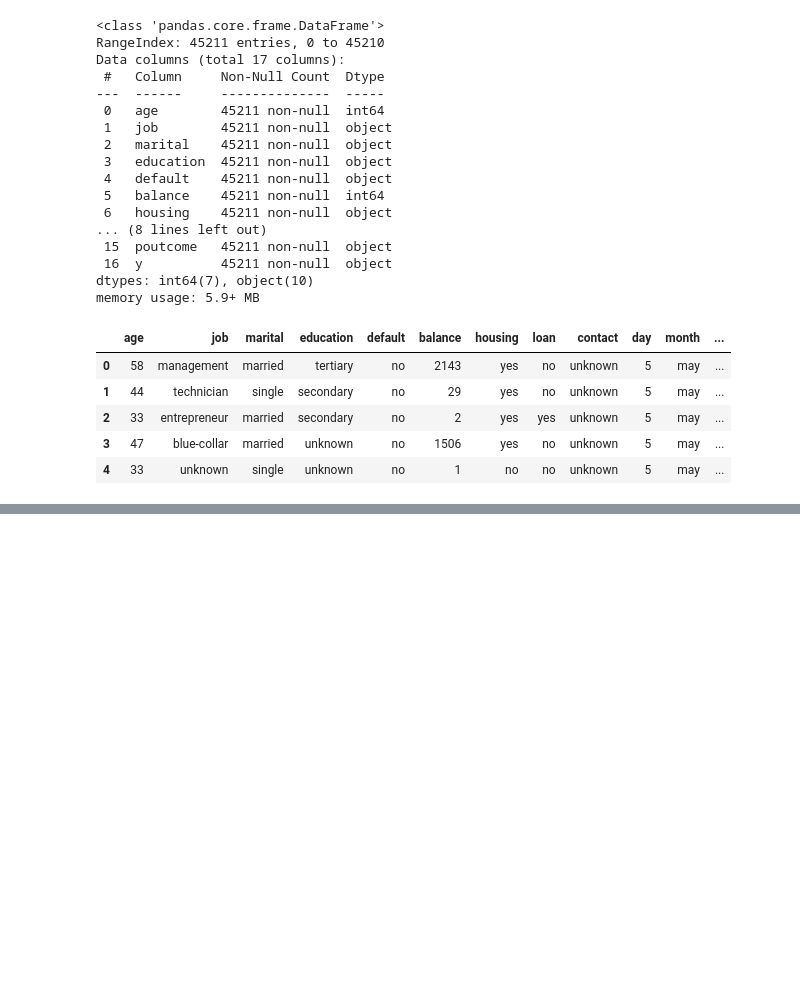
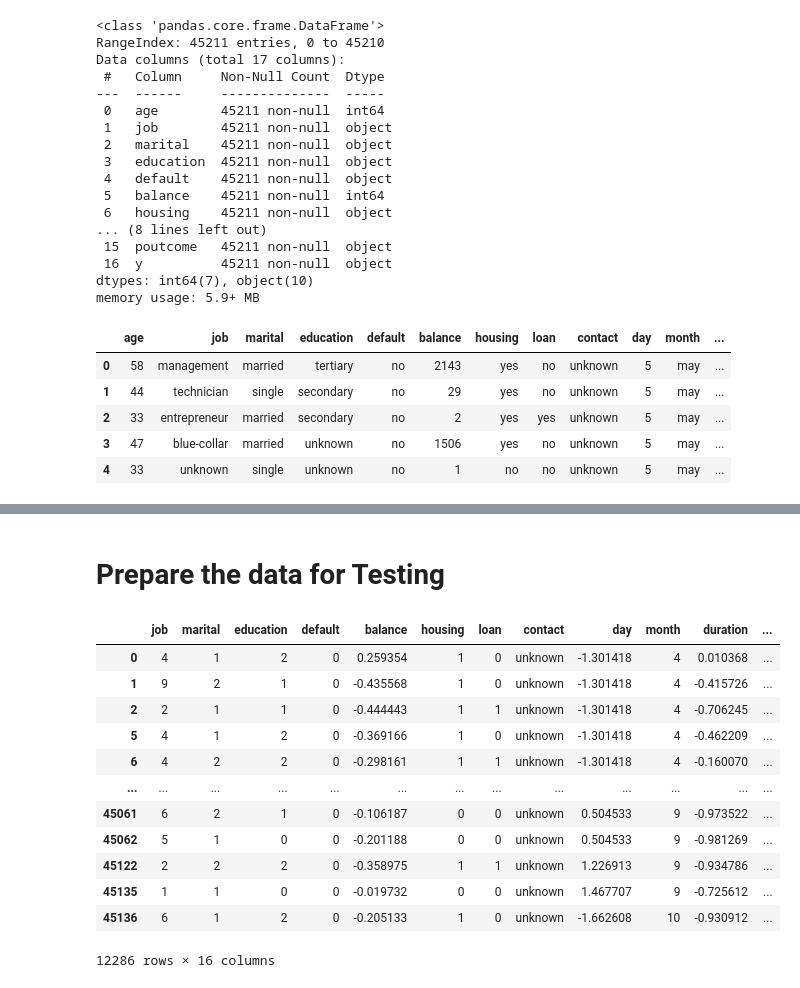
Before and after one commit to rbroyles1/Capstone-2-Bank-Marketing, a Jupyter notebook: Capstone 2 - Data cleaning.ipynb, the cells around one changed output, grey strips where cells are left out. Drawn from its saved outputs; the diff is of its cells as text; code cells hidden in the pictures; blank space fills up the shorter version.

```diff
--- a/Capstone 2 - Data cleaning.ipynb
+++ b/Capstone 2 - Data cleaning.ipynb
@@ -63,0 +321,20 @@ bank.head()
+# %%
+bank_encode['job'] = label_encoder_X.fit_transform(bank_encode['job'])
+bank_encode['marital'] = label_encoder_X.fit_transform(bank_encode['marital'])
+bank_encode['default'] = label_encoder_X.fit_transform(bank_encode['default'])
+bank_encode['housing'] = label_encoder_X.fit_transform(bank_encode['housing'])
+bank_encode['pdays_group'] = label_encoder_X.fit_transform(bank_encode['pdays_group'])
+bank_encode['loan'] = label_encoder_X.fit_transform(bank_encode['loan'])
+bank_encode['y'] = label_encoder_X.fit_transform(bank_encode['y'])
+# %%
+labelOE_ed = OrdinalEncoder(categories=[['primary', 'secondary', 'tertiary']])
+labelOE_mo = OrdinalEncoder(categories=[['jan', 'feb', 'mar', 'apr', 'may', 'jun', 'jul', 'aug', 'sep', 'oct', 'nov', 'dec']])
+labelOE_age = OrdinalEncoder(categories=[['17-24', '25-34', '35-44', '45-54', '55-64', '65+']])
+# %%
+bank_encode['education'] = labelOE_ed.fit_transform(bank_encode[['education']])
+bank_encode['month'] = labelOE_mo.fit_transform(bank_encode[['month']])
+bank_encode['age_group'] = labelOE_age.fit_transform(bank_encode[['age_group']])
+# %%
+bank_encode['education'] = bank_encode['education'].apply(lambda x: int(x))
+bank_encode['month'] = bank_encode['month'].apply(lambda x: int(x))
+bank_encode['age_group'] = bank_encode['age_group'].apply(lambda x: int(x))
@@ -63,0 +350,19 @@ bank.head()
+# %% [markdown]
+# Prepare the data for Testing
+# %%
+bank_test_miss = bank_encode[bank_encode['contact'] == 'unknown']
+bank_test_miss
+# %% [output]
+|  | job | marital | education | default | balance | housing | loan | contact | day | month | duration | ... |
+| 0 | 4 | 1 | 2 | 0 | 0.259354 | 1 | 0 | unknown | -1.301418 | 4 | 0.010368 | ... |
+| 1 | 9 | 2 | 1 | 0 | -0.435568 | 1 | 0 | unknown | -1.301418 | 4 | -0.415726 | ... |
+| 2 | 2 | 1 | 1 | 0 | -0.444443 | 1 | 1 | unknown | -1.301418 | 4 | -0.706245 | ... |
+| 5 | 4 | 1 | 2 | 0 | -0.369166 | 1 | 0 | unknown | -1.301418 | 4 | -0.462209 | ... |
+| 6 | 4 | 2 | 2 | 0 | -0.298161 | 1 | 1 | unknown | -1.301418 | 4 | -0.160070 | ... |
+| ... | ... | ... | ... | ... | ... | ... | ... | ... | ... | ... | ... | ... |
+| 45061 | 6 | 2 | 1 | 0 | -0.106187 | 0 | 0 | unknown | 0.504533 | 9 | -0.973522 | ... |
+| 45062 | 5 | 1 | 0 | 0 | -0.201188 | 0 | 0 | unknown | 0.504533 | 9 | -0.981269 | ... |
+| 45122 | 2 | 2 | 2 | 0 | -0.358975 | 1 | 1 | unknown | 1.226913 | 9 | -0.934786 | ... |
+| 45135 | 1 | 1 | 0 | 0 | -0.019732 | 0 | 0 | unknown | 1.467707 | 9 | -0.725612 | ... |
+| 45136 | 6 | 1 | 2 | 0 | -0.205133 | 1 | 0 | unknown | -1.662608 | 10 | -0.930912 | ... |
+12286 rows × 16 columns
```
Also changed, not shown: parts of 66 cells of this notebook, 1 other file.
